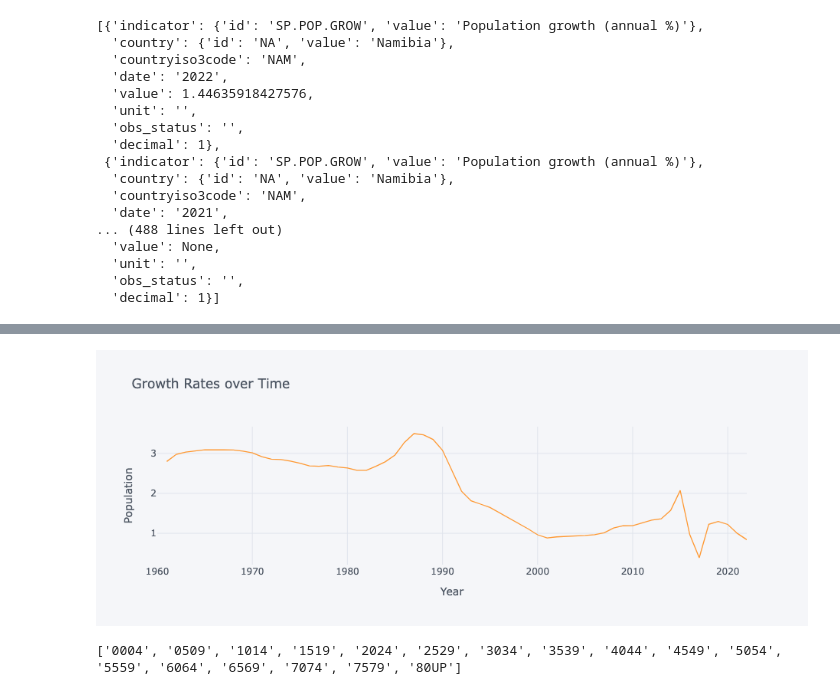
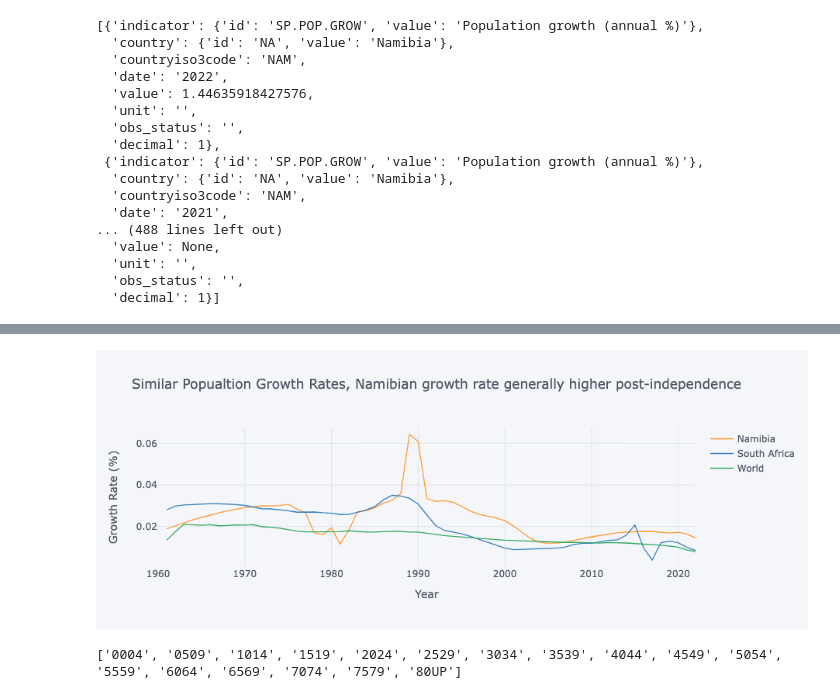
Before and after one commit to Chris-Nicholas-collaborators/EEP153_team_Malthus, a Jupyter notebook: Project1/project1.ipynb, the cells around one changed output, grey strips where cells are left out. Cells and saved outputs as stored; diff of their text form; code cells hidden in the pictures.

```diff
--- a/Project1/project1.ipynb
+++ b/Project1/project1.ipynb
@@ -130,8 +82,25 @@ nambia_df.iplot(title="Growth Rates over Time",xTitle='Year',yTitle='Population'
-# %%
-south_africa_df = get_population_df("ZAF")
-south_africa_df.iplot(title="Growth Rates over Time",xTitle='Year',yTitle='Population')
-# %% [output]
-[figure, removed]
+# %%
+import numpy as np
+
+variable_labels = {"SP.POP.TOTL":"Population"}
+
+# Three letter codes come from wbdata.get_country()
+countries = {"WLD":"World",
+             "NAM":"Namibia",
+            "ZAF":"South Africa"}
+
+df = wbdata.get_dataframe(variable_labels, country = countries).squeeze()
+
+df = df.unstack('country')
+# Date index is of type string; change to integers
+df.index = df.index.astype(int)
+
+# Differences (over time) in logs give us growth rates
+np.log(df).diff().iplot(title="Similar Popualtion Growth Rates, Namibian growth rate generally higher post-independence",
+                        yTitle="Growth Rate (%)",xTitle='Year',
+                       )
+# %% [output]
+[figure, added]
 # %%
 # Data from WDI on age-sex comes in the forms of variables
 # which take the form "SP.POP.LLHH.MA" for males
```
Also changed, not shown: parts of 10 cells of this notebook, 2 other files.
